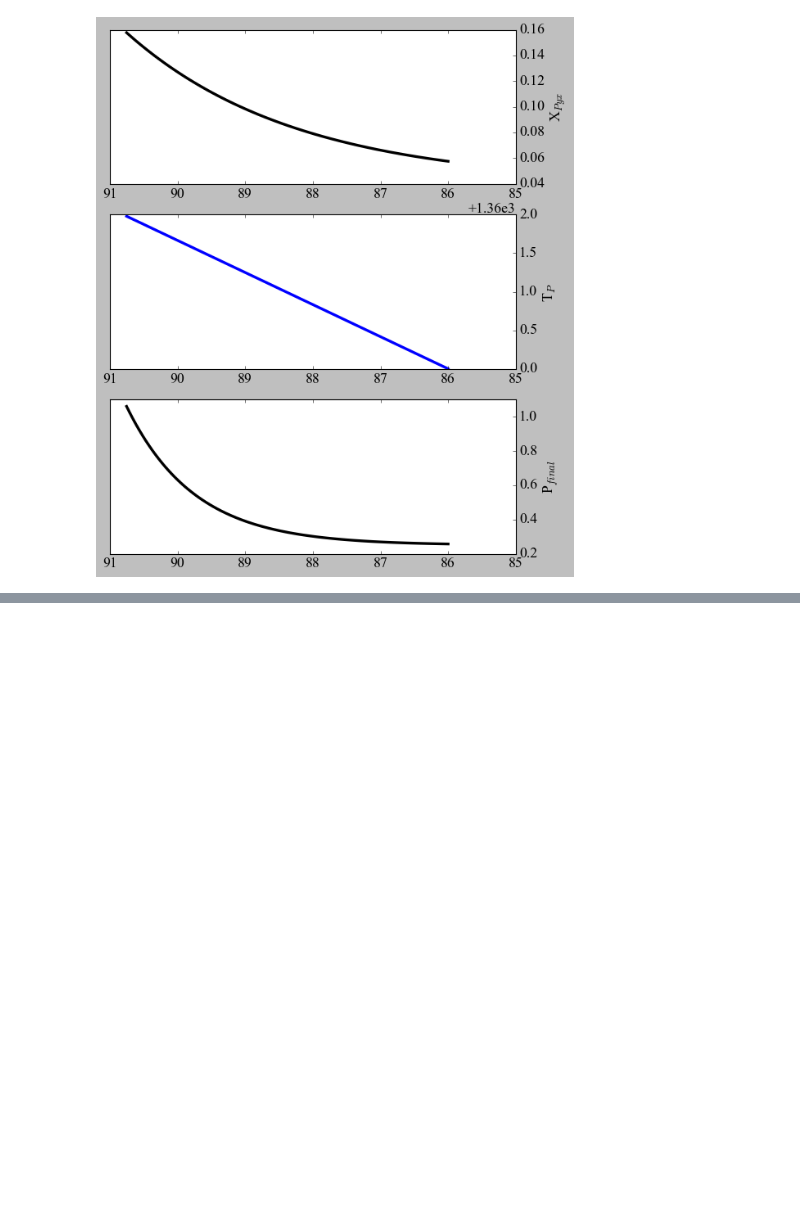
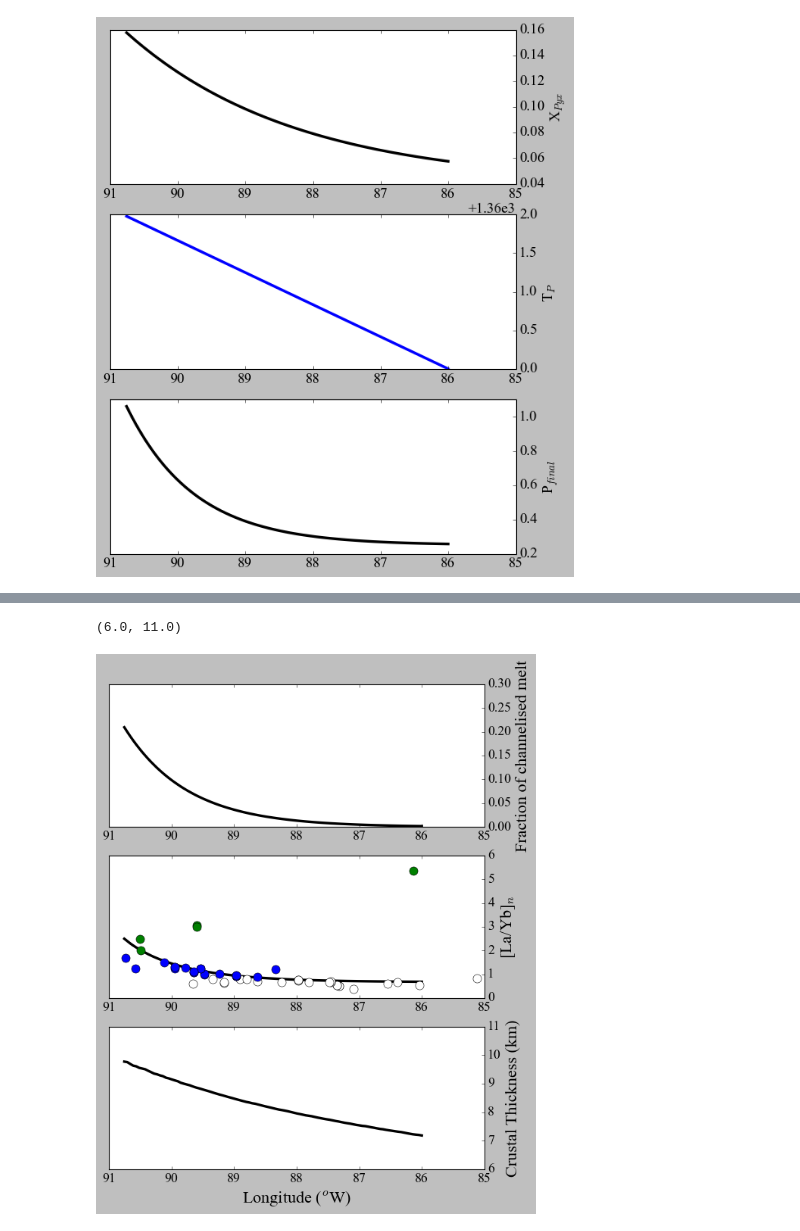
Before and after one commit to gleesonm1/GleesonGibson2021G3, a Jupyter notebook: Gleeson&Gibson2021G3-ForBinder.ipynb, the cells around one changed output, grey strips where cells are left out. Cells and saved outputs as stored; diff of their text form; code cells hidden in the pictures; blank space fills up the shorter version.

```diff
--- a/Gleeson&Gibson2021G3-ForBinder.ipynb
+++ b/Gleeson&Gibson2021G3-ForBinder.ipynb
@@ -921,0 +1085,30 @@ ax8c.yaxis.tick_right()
+# %%
+# plot results for the EGSC
+fig11, ((ax11a,ax11b,ax11c)) = plt.subplots(3,1, figsize=(8,10))
+ax11a.plot(Longplot,c,'-k',linewidth=3)
+ax11a.set_xlim([91,85])
+ax11a.set_ylabel('Fraction of channelised melt',fontsize=20)
+ax11a.yaxis.set_label_position("right")
+ax11a.yaxis.tick_right()
+ax11a.set_ylim([0,0.3])
+
+ax11b.plot(Longplot,LaYb,'-k',linewidth=3)
+ax11b.plot(-1*EGSC['Long'][(EGSC['La']/norm['La'])/(EGSC['Sm']/norm['Sm'])<0.8],(EGSC['La'][(EGSC['La']/norm['La'])/(EGSC['Sm']/norm['Sm'])<0.8]/norm['La'])/(EGSC['Yb'][(EGSC['La']/norm['La'])/(EGSC['Sm']/norm['Sm'])<0.8]/norm['Yb']),'ok',markerfacecolor="white",markersize=10)
+ax11b.plot(-1*EGSC['Long'][((EGSC['La']/norm['La'])/(EGSC['Sm']/norm['Sm'])>0.8) & ((EGSC['La']/norm['La'])/(EGSC['Sm']/norm['Sm'])<1.2)],(EGSC['La'][((EGSC['La']/norm['La'])/(EGSC['Sm']/norm['Sm'])>0.8) & ((EGSC['La']/norm['La'])/(EGSC['Sm']/norm['Sm'])<1.2)]/norm['La'])/(EGSC['Yb'][((EGSC['La']/norm['La'])/(EGSC['Sm']/norm['Sm'])>0.8) & ((EGSC['La']/norm['La'])/(EGSC['Sm']/norm['Sm'])<1.2)]/norm['Yb']),'ok',markerfacecolor="blue",markersize=10)
+ax11b.plot(-1*EGSC['Long'][(EGSC['La']/norm['La'])/(EGSC['Sm']/norm['Sm'])>1.2],(EGSC['La'][(EGSC['La']/norm['La'])/(EGSC['Sm']/norm['Sm'])>1.2]/norm['La'])/(EGSC['Yb'][(EGSC['La']/norm['La'])/(EGSC['Sm']/norm['Sm'])>1.2]/norm['Yb']),'ok',markerfacecolor="green",markersize=10)
+ax11b.set_xlim([91,85])
+ax11b.set_ylabel('[La/Yb]$_n$',fontsize=20)
+ax11b.yaxis.set_label_position("right")
+ax11b.yaxis.tick_right()
+ax11b.set_ylim([0,6])
+
+ax11c.plot(Longplot,CT/1000,'-k',linewidth=3)
+ax11c.set_xlim([91,85])
+ax11c.set_ylabel('Crustal Thickness (km)',fontsize=20)
+ax11c.set_xlabel('Longitude ($^o$W)',fontsize=20)
+ax11c.yaxis.set_label_position("right")
+ax11c.yaxis.tick_right()
+ax11c.set_ylim([6,11])
+# %% [output]
+(6.0, 11.0)
+[figure, added]
```
Also changed, not shown: parts of 22 cells of this notebook.
